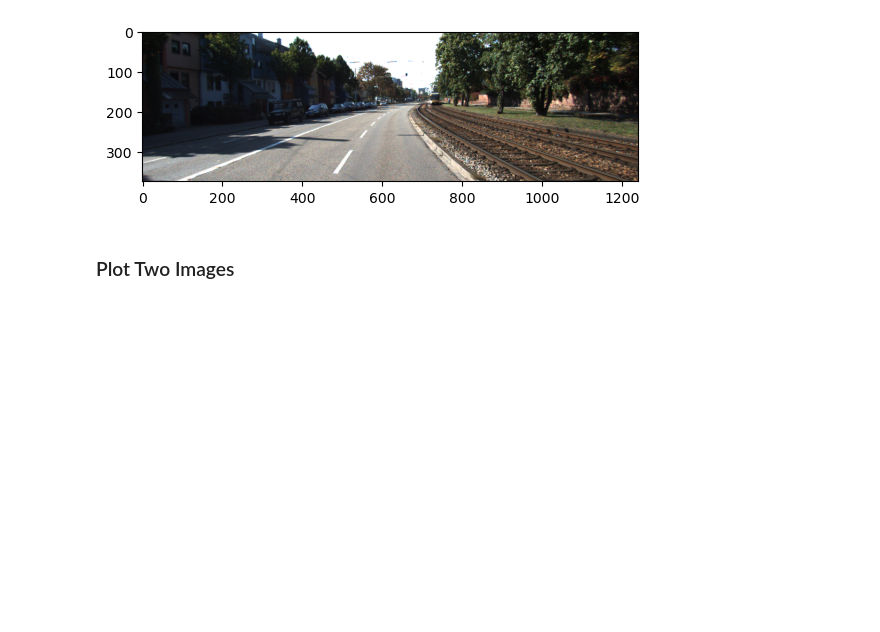
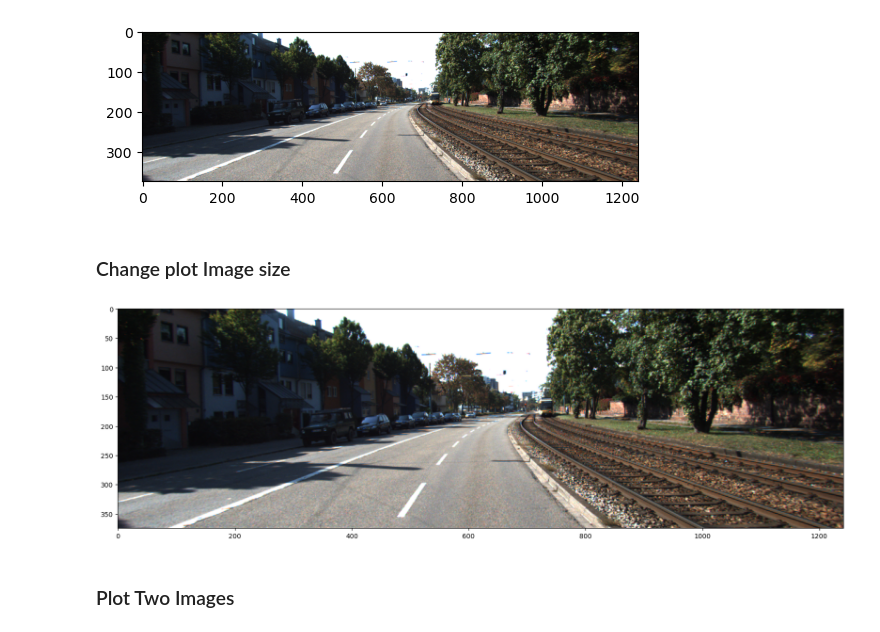
Before and after one commit to Shinsungjun/Code_Seminar, a Jupyter notebook: 0.Ipython_Visualization/visualization.ipynb, the cells around one changed output. Cells and saved outputs as stored; diff of their text form; code cells hidden in the pictures; blank space fills up the shorter version.

```diff
--- a/0.Ipython_Visualization/visualization.ipynb
+++ b/0.Ipython_Visualization/visualization.ipynb
@@ -18,6 +18,14 @@ plt.imshow(image_left)
 plt.show()
 # %% [output]
 [figure]
+# %% [markdown]
+### Change plot Image size
+# %%
+plt.figure(figsize=(20,10))
+plt.imshow(image_left)
+plt.show()
+# %% [output]
+[figure, added]
 # %% [markdown]
 ### Plot Two Images
 # %%
```
Also changed, not shown: parts of 2 cells of this notebook.
